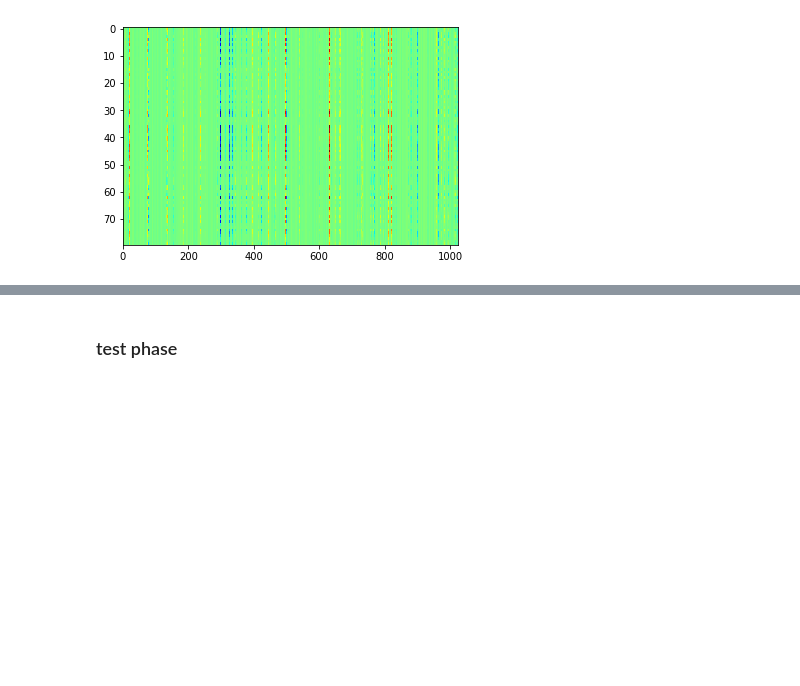
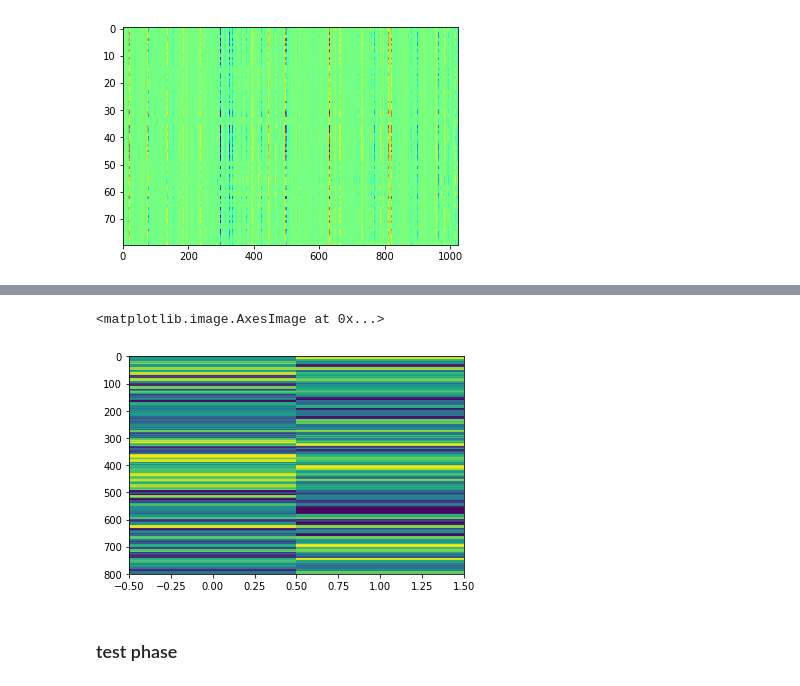
Before and after one commit to Dheeraj2444/speaker-identification, a Jupyter notebook: checkpoint_ML_Part.ipynb, the cells around one changed output, grey strips where cells are left out. Saved outputs shown, nothing was run; the diff lists cells and outputs as text; code cells hidden in the pictures; blank space fills up the shorter version.

```diff
--- a/checkpoint_ML_Part.ipynb
+++ b/checkpoint_ML_Part.ipynb
@@ -206,3 +200,8 @@ ax.scatter(x= tsne_embedding[:,0], y = tsne_embedding[:, 1], )
+# %%
+plt.imshow(tsne_embedding, aspect='auto', cmap='viridis')
+# %% [output]
+<matplotlib.image.AxesImage at 0x...>
+[figure, added]
 # %% [markdown]
 ### test phase
 # %%
```
Also changed, not shown: parts of 2 cells of this notebook, 21 other files.
